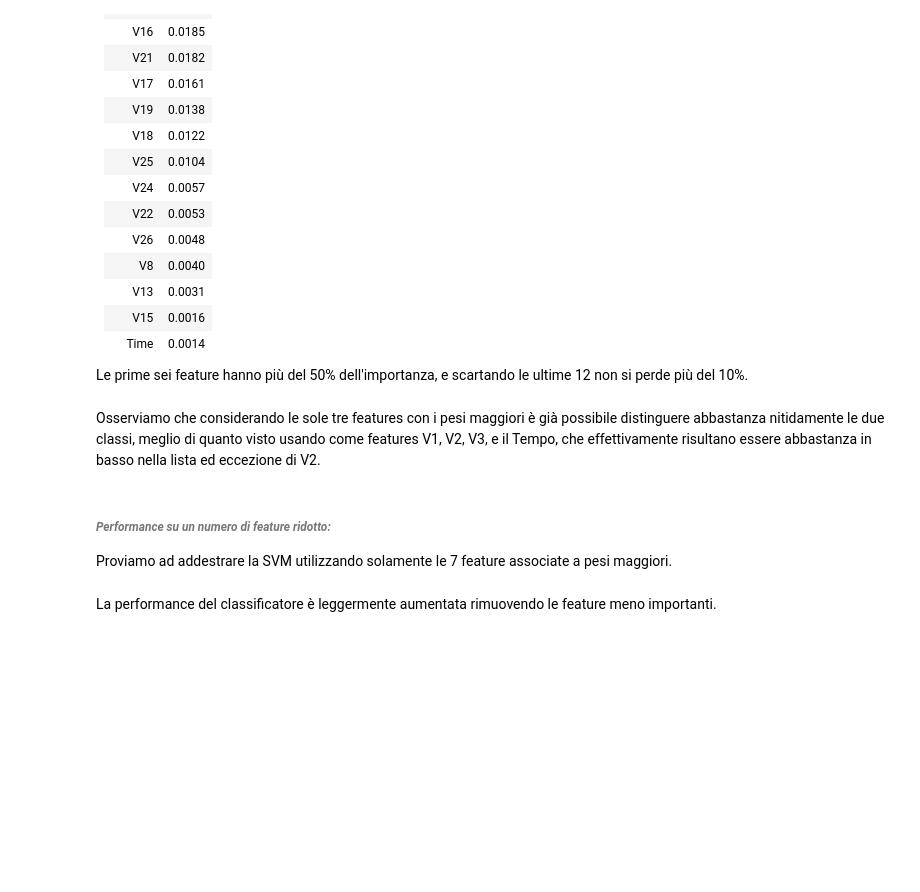
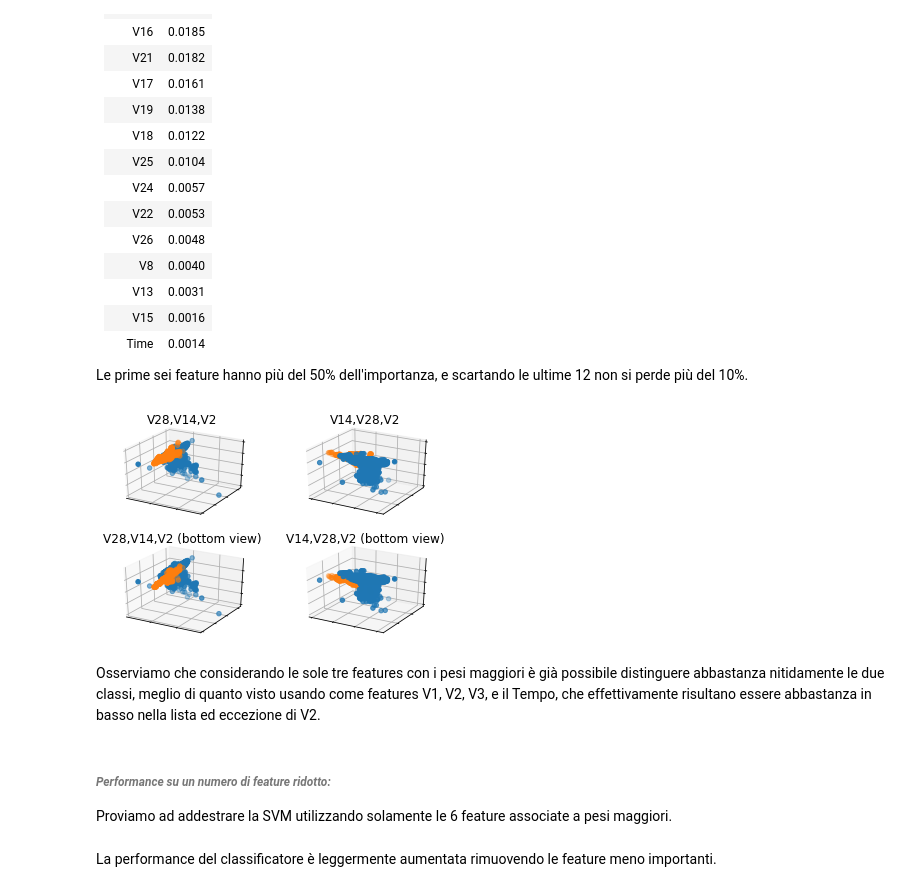
Before and after one commit to Andrea-Augello/Credit-Card-Fraud-Detection, a Jupyter notebook: CardFraud.ipynb, the cells around one changed output. Saved outputs shown, nothing was run; the diff lists cells and outputs as text; code cells hidden in the pictures; blank space fills up the shorter version.

```diff
--- a/CardFraud.ipynb
+++ b/CardFraud.ipynb
@@ -630,11 +639,11 @@ Feature | Weight
 
 Le prime sei feature hanno più del 50% dell'importanza, e scartando le ultime 12 non si perde più del 10%.
 # %%
-legit_x    =legit.select("V21").toPandas()
+legit_x    =legit.select("V28").toPandas()
 legit_y    =legit.select("V14").toPandas()
 legit_z    =legit.select("V2").toPandas()
 
-fraud_x    =fraud.select("V21").toPandas()
+fraud_x    =fraud.select("V28").toPandas()
 fraud_y    =fraud.select("V14").toPandas()
 fraud_z    =fraud.select("V2").toPandas()
 
@@ -644,44 +653,46 @@ ax.set_xticklabels([])
 ax.set_yticklabels([])
 ax.set_zticklabels([])
 ax.tick_params(labelcolor='w', top=False, bottom=False, left=False, right=False)
-ax.set_title("V21,V14,V2")
+ax.set_title("V28,V14,V2")
 ax.scatter(legit_x, legit_y, legit_z)
 ax.scatter(fraud_x, fraud_y, fraud_z)
 
 ax = fig.add_subplot(2,2,2,projection='3d')
 ax.set_xticklabels([])
 ax.set_yticklabels([])
 ax.set_zticklabels([])
 ax.tick_params(labelcolor='w', top=False, bottom=False, left=False, right=False)
-ax.set_title("V14,V21,V2")
+ax.set_title("V14,V28,V2")
 ax.scatter(legit_y, legit_x, legit_z)
 ax.scatter(fraud_y, fraud_x, fraud_z)
 
 ax = fig.add_subplot(2,2,3,projection='3d')
 ax.set_xticklabels([])
 ax.set_yticklabels([])
 ax.set_zticklabels([])
 ax.tick_params(labelcolor='w', top=False, bottom=False, left=False, right=False)
-ax.set_title("V21,V14,V2 (bottom view)")
+ax.set_title("V28,V14,V2 (bottom view)")
 ax.scatter(legit_x, legit_y, legit_z)
 ax.scatter(fraud_x, fraud_y, -fraud_z)
 
 ax = fig.add_subplot(2,2,4,projection='3d')
 ax.set_xticklabels([])
 ax.set_yticklabels([])
 ax.set_zticklabels([])
 ax.tick_params(labelcolor='w', top=False, bottom=False, left=False, right=False)
-ax.set_title("V14,V21,V2 (bottom view)")
+ax.set_title("V14,V28,V2 (bottom view)")
 ax.scatter(legit_y, legit_x, legit_z)
 ax.scatter(fraud_y, fraud_x, -fraud_z)
 
 plt.show()
+# %% [output]
+[figure, added]
 # %% [markdown]
 Osserviamo che considerando le sole tre features con i pesi maggiori è già possibile distinguere abbastanza nitidamente le due classi, meglio di quanto visto usando come features V1, V2, V3, e il Tempo, che effettivamente risultano essere abbastanza in basso nella lista ed eccezione di V2.
 # %% [markdown]
 ###### _Performance su un numero di feature ridotto:_
 
-Proviamo ad addestrare la SVM utilizzando solamente le 7 feature associate a pesi maggiori.
+Proviamo ad addestrare la SVM utilizzando solamente le 6 feature associate a pesi maggiori.
 # %%
 train, test = undersample_split(fraud, legit)
 
```
Also changed, not shown: parts of 11 cells of this notebook.
